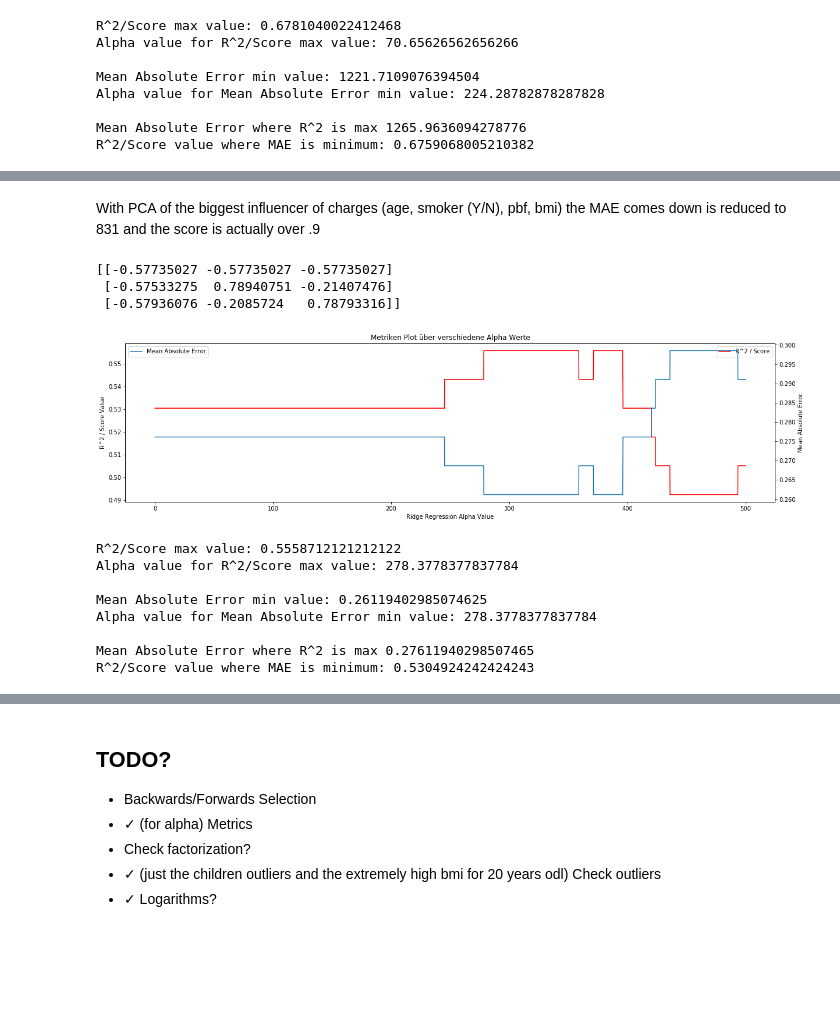
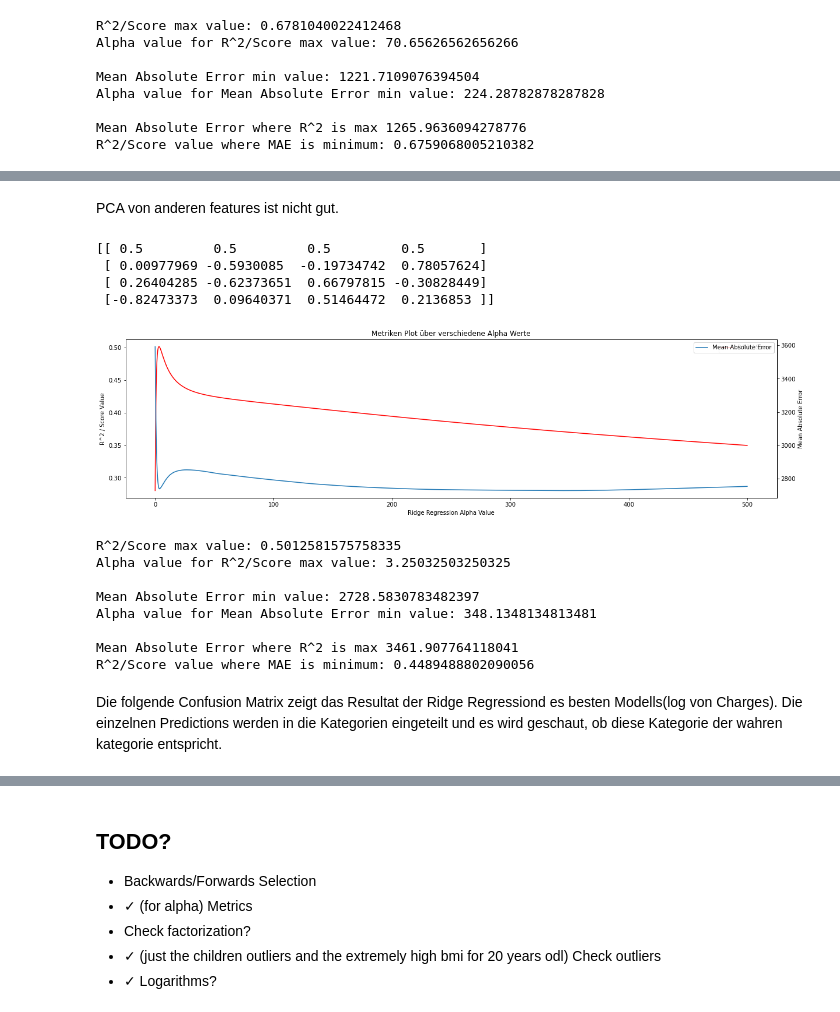
Before and after one commit to challenge-healthcare/regression, a Jupyter notebook: Main.ipynb, the cells around one changed output, grey strips where cells are left out. Drawn from its saved outputs; the diff is of its cells as text; code cells hidden in the pictures; blank space fills up the shorter version.

```diff
--- a/Main.ipynb
+++ b/Main.ipynb
@@ -188,7 +190,7 @@ print(input)
 input = np.array(input)
 
 train_input, test_input, train_labels, test_labels = \
-    train_test_split(input, labels, test_size = 0.2, random_state = 42)
+    train_test_split(input, labels, test_size = 0.25, random_state = 42)
 # %% [output]
       age  sex  children  smoker  canton    pbf
 1      19    0         0       0       0  35.94
@@ -395,7 +392,7 @@ input = np.array(input)
 print(np.log(input[:,5]))
 
 train_input, test_input, train_labels, test_labels = \
-    train_test_split(input, labels, test_size = 0.1, random_state = 42)
+    train_test_split(input, labels, test_size = 0.25, random_state = 42)
 
 train_input_standardize = (train_input - np.mean(train_input, axis=0)) / np.std(train_input, axis=0)
 test_input_standardize = (test_input - np.mean(test_input, axis=0)) / np.std(test_input, axis=0)
@@ -632,5 +603,5 @@ data_no_outliers
 # %%
-pca_data = data_no_outliers[['bmi', 'pbf']]
+pca_data = data_no_outliers[['sex','bmi', 'pbf']]
 
 X = pca_data.values
 X = X.T
@@ -645,12 +616,12 @@ total_variance_ = np.sum(eigvalues_)
 explained_variance_ = eigvalues_ / total_variance_
 
 data4 = data_no_outliers.copy()
-data4[['bmi', 'pbf']] = np.dot(data4[['bmi', 'pbf']].values, components_.T)
+data4[['pc1','pc2', 'pc3']] = np.dot(data4[['sex','bmi', 'pbf']].values, components_.T)
 
 labels = np.array(data_no_outliers['charges'])
 
 # The data we want to split = 'input'
-input = data4.drop('sex', axis=1).drop('charges', axis = 1).drop('charges_level', axis = 1)
+input = data4.drop('sex', axis=1).drop('bmi', axis = 1).drop('pbf', axis = 1).drop('charges', axis = 1).drop('charges_level', axis = 1)
 
 # The argument for the split function has to be an array
 input = np.array(input)
@@ -658,7 +629,7 @@ input = np.array(input)
 alphaRange = np.linspace(0, 8000, 20000)
 
 train_input, test_input, train_labels, test_labels = \
-train_test_split(input, labels, test_size = 0.1, random_state = 42)
+train_test_split(input, labels, test_size = 0.25, random_state = 42)
 train_input = np.array(train_input, dtype=np.float64)
 test_input = np.array(test_input, dtype=np.float64)
 
@@ -669,12 +640,12 @@ scoreArray = []
 maeArray = []
 
 for j in alphaRange:
-    RidgeRegressor = RidgeRegression(opt_method='neq', alpha = j)
-    ridge1 = RidgeRegressor.fit(train_input_standardize, train_labels)
+    RidgeRegressor_pca = RidgeRegression(opt_method='neq', alpha = j)
+    ridge1 = RidgeRegressor_pca.fit(train_input_standardize, train_labels)
 
-    predics = RidgeRegressor.predict(test_input_standardize)
-    score = RidgeRegressor.score(test_labels, predics)
-    mae = RidgeRegressor.mae(test_labels, predics)
+    predics = RidgeRegressor_pca.predict(test_input_standardize)
+    score = RidgeRegressor_pca.score(test_labels, predics)
+    mae = RidgeRegressor_pca.mae(test_labels, predics)
     maeArray.append(mae)
     scoreArray.append(score)
 
@@ -744,7 +716,7 @@ Predicted Charges:  [ 9664.74480847  9073.54860368 11180.74190152   465.10124784
-# %% [markdown]
-With PCA of the biggest influencer of charges (age, smoker (Y/N), pbf, bmi) the MAE comes down is reduced to 831 and the score is actually over .9
+# %% [markdown]
+PCA von anderen features ist nicht gut.
 # %%
-pca_data = data_no_outliers[['sex','bmi', 'pbf']]
+pca_data = data_no_outliers[['age','smoker', 'pbf', 'bmi']]
 
 X = pca_data.values
 X = X.T
@@ -759,12 +731,12 @@ total_variance_ = np.sum(eigvalues_)
 explained_variance_ = eigvalues_ / total_variance_
 
 data4 = data_no_outliers.copy()
-data4[['sex','bmi', 'pbf']] = np.dot(data4[['sex', 'bmi', 'pbf']].values, components_.T)
+data4[['pc1','pc2', 'pc3', 'pc4']] = np.dot(data4[['age','smoker', 'pbf', 'bmi']].values, components_.T)
 
 labels = np.array(data_no_outliers['charges'])
 
 # The data we want to split = 'input'
-input = data4.drop('sex', axis=1).drop('charges', axis = 1).drop('charges_level', axis = 1)
+input = data4.drop('sex', axis=1).drop('age', axis=1).drop('smoker', axis=1).drop('pbf', axis=1).drop('bmi', axis=1).drop('charges', axis = 1).drop('charges_level', axis = 1)
 
 # The argument for the split function has to be an array
 input = np.array(input)
@@ -772,7 +744,7 @@ input = np.array(input)
 alphaRange = np.linspace(0, 8000, 20000)
 
 train_input, test_input, train_labels, test_labels = \
-train_test_split(input, labels, test_size = 0.1, random_state = 42)
+train_test_split(input, labels, test_size = 0.25, random_state = 42)
 train_input = np.array(train_input, dtype=np.float64)
 test_input = np.array(test_input, dtype=np.float64)
 
@@ -784,9 +756,9 @@ maeArray = []
 
 alphaRange = np.linspace(0, 500, 10000)
 for i in alphaRange:
-    RidgeRegressor = RidgeRegression(opt_method='neq', alpha = i)
-    ridge1 = RidgeRegressor.fit(train_input_standardize, train_labels)
-    predics = RidgeRegressor.predict(test_input_standardize)
+    RidgeRegressor_pca2 = RidgeRegression(opt_method='neq', alpha = i)
+    ridge1 = RidgeRegressor_pca2.fit(train_input_standardize, train_labels)
+    predics = RidgeRegressor_pca2.predict(test_input_standardize)
 
     #print(predics[:20])
     bins = [0, 5000, 10000, 20000, 100000]
@@ -796,51 +768,53 @@ for i in alphaRange:
 
     #print(predics_categorized.to_numpy(), test_labels_categorized.to_numpy())
 
-
-    score = RidgeRegressor.score(test_labels_categorized.to_numpy(), predics_categorized.to_numpy())
-    mae = RidgeRegressor.mae(test_labels_categorized.to_numpy(), predics_categorized.to_numpy())
+    score = RidgeRegressor.score(test_labels, predics)
+    mae = RidgeRegressor.mae(test_labels, predics)
+    #score = RidgeRegressor.score(test_labels_categorized.to_numpy(), predics_categorized.to_numpy())
+    #mae = RidgeRegressor.mae(test_labels_categorized.to_numpy(), predics_categorized.to_numpy())
     maeArray.append(mae)
     scoreArray.append(score)
 
 
 plt.rcParams["figure.figsize"] = (20,5)
 
 fig1, ax1 = plt.subplots() # two axes on figure
 ax1.plot(alphaRange, scoreArray, label="R^2 / Score", color = "r")
 ax1.set_xlabel("Ridge Regression Alpha Value")
 ax1.set_ylabel("R^2 / Score Value")
 plt.legend()
 
 ax2 = ax1.twinx()
 ax2.plot(alphaRange, maeArray, label="Mean Absolute Error")
 ax2.set_xlabel("Ridge Regression Alpha Value")
 ax2.set_ylabel("Mean Absolute Error")
 
 plt.title("Metriken Plot über verschiedene Alpha Werte")
 plt.legend()
 plt.show()
 
 print("R^2/Score max value:", np.amax(scoreArray))
 print("Alpha value for R^2/Score max value:", alphaRange[np.where(scoreArray == np.amax(scoreArray))][0])
 print("")
 print("Mean Absolute Error min value:", np.amin(maeArray))
 print("Alpha value for Mean Absolute Error min value:", alphaRange[np.where(maeArray == np.amin(maeArray))][0])
 print("")
 print("Mean Absolute Error where R^2 is max", maeArray[alphaRange[np.where(scoreArray == np.amax(scoreArray))][0].round(decimals=0).astype(np.int64)])
 print("R^2/Score value where MAE is minimum:", scoreArray[alphaRange[np.where(maeArray == np.amin(maeArray))][0].round(decimals=0).astype(np.int64)])
 # %% [output]
-[[-0.57735027 -0.57735027 -0.57735027]
- [-0.57533275  0.78940751 -0.21407476]
- [-0.57936076 -0.2085724   0.78793316]]
+[[ 0.5         0.5         0.5         0.5       ]
+ [ 0.00977969 -0.5930085  -0.19734742  0.78057624]
+ [ 0.26404285 -0.62373651  0.66797815 -0.30828449]
+ [-0.82473373  0.09640371  0.51464472  0.2136853 ]]
-[figure, old version]
+[figure, new version]
-R^2/Score max value: 0.5558712121212122
-Alpha value for R^2/Score max value: 278.3778377837784
+R^2/Score max value: 0.5012581575758335
+Alpha value for R^2/Score max value: 3.25032503250325
 
-Mean Absolute Error min value: 0.26119402985074625
-Alpha value for Mean Absolute Error min value: 278.3778377837784
+Mean Absolute Error min value: 2728.5830783482397
+Alpha value for Mean Absolute Error min value: 348.1348134813481
 
-Mean Absolute Error where R^2 is max 0.27611940298507465
-R^2/Score value where MAE is minimum: 0.5304924242424243
+Mean Absolute Error where R^2 is max 3461.907764118041
+R^2/Score value where MAE is minimum: 0.4489488802090056
 # %%
 # YOUR CODE HERE
 from sklearn.datasets import make_classification
@@ -850,4 +824,6 @@ from sklearn import preprocessing
 from sklearn.metrics import plot_confusion_matrix
 from sklearn.metrics import classification_report
 import seaborn as sn
+# %% [markdown]
+Die folgende Confusion Matrix zeigt das Resultat der Ridge Regressiond es besten Modells(log von Charges). Die einzelnen Predictions werden in die Kategorien eingeteilt und es wird geschaut, ob diese Kategorie der wahren kategorie entspricht.
 # %%
```
Also changed, not shown: parts of 28 cells of this notebook.
